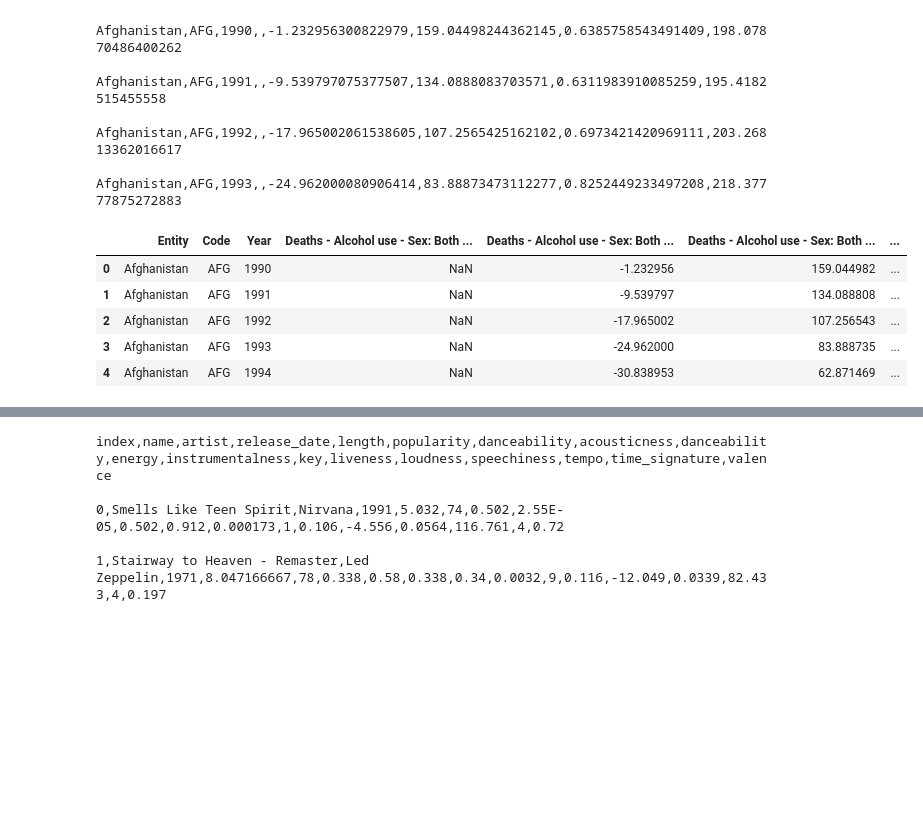
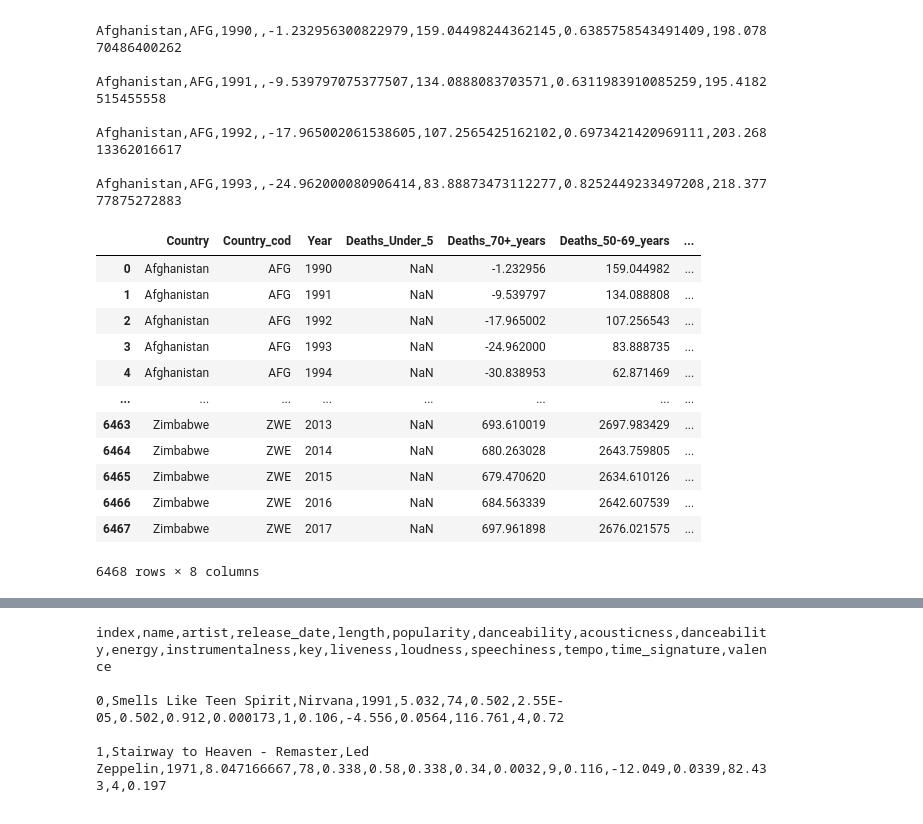
Before and after one commit to AndresCBF/IronHack, a Jupyter notebook: Projetos/History of Rock(1950-2020)/Untitled.ipynb, the cells around one changed output, grey strips where cells are left out. Saved outputs shown, nothing was run; the diff lists cells and outputs as text; code cells hidden in the pictures; blank space fills up the shorter version.

```diff
--- a/Projetos/History of Rock(1950-2020)/Untitled.ipynb
+++ b/Projetos/History of Rock(1950-2020)/Untitled.ipynb
@@ -81,12 +77,20 @@ Afghanistan,AFG,1992,,-17.965002061538605,107.2565425162102,0.6973421420969111,2
 
 Afghanistan,AFG,1993,,-24.962000080906414,83.88873473112277,0.8252449233497208,218.37777875272883
 # %%
-alcoholdeath=pd.read_csv('C:/Users/forqu/OneDrive/Documentos/IronHack/Github/Projetos/History of Rock(1950-2020)/Data/deaths-attributed-to-alcohol-use-by-age.csv', sep = ',', decimal = '.', encoding = 'latin-1')
-alcoholdeath.head()
+alcoholdeath= pd.read_csv('C:/Users/forqu/OneDrive/Documentos/IronHack/Github/Projetos/History of Rock(1950-2020)/Data/deaths-attributed-to-alcohol-use-by-age.csv', sep = ',', decimal = '.', encoding = 'latin-1')
+alcoholdeath= alcoholdeath.rename(columns={"Entity":"Country","Code":"Country_cod","Deaths - Alcohol use - Sex: Both - Age: Under 5 (Number)":"Deaths_Under_5", "Deaths - Alcohol use - Sex: Both - Age: 70+ years (Number)": "Deaths_70+_years", "Deaths - Alcohol use - Sex: Both - Age: 50-69 years (Number)":"Deaths_50-69_years","Deaths - Alcohol use - Sex: Both - Age: 5-14 years (Number)":"Deaths_5-14_years","Deaths - Alcohol use - Sex: Both - Age: 15-49 years (Number)":"Deaths_15-49_years"})
+alcoholdeath
 # %% [output]
-|  | Entity | Code | Year | Deaths - Alcohol use - Sex: Both ... | Deaths - Alcohol use - Sex: Both ... | Deaths - Alcohol use - Sex: Both ... | ... |
+|  | Country | Country_cod | Year | Deaths_Under_5 | Deaths_70+_years | Deaths_50-69_years | ... |
 | 0 | Afghanistan | AFG | 1990 | NaN | -1.232956 | 159.044982 | ... |
 | 1 | Afghanistan | AFG | 1991 | NaN | -9.539797 | 134.088808 | ... |
 | 2 | Afghanistan | AFG | 1992 | NaN | -17.965002 | 107.256543 | ... |
 | 3 | Afghanistan | AFG | 1993 | NaN | -24.962000 | 83.888735 | ... |
 | 4 | Afghanistan | AFG | 1994 | NaN | -30.838953 | 62.871469 | ... |
+| ... | ... | ... | ... | ... | ... | ... | ... |
+| 6463 | Zimbabwe | ZWE | 2013 | NaN | 693.610019 | 2697.983429 | ... |
+| 6464 | Zimbabwe | ZWE | 2014 | NaN | 680.263028 | 2643.759805 | ... |
+| 6465 | Zimbabwe | ZWE | 2015 | NaN | 679.470620 | 2634.610126 | ... |
+| 6466 | Zimbabwe | ZWE | 2016 | NaN | 684.563339 | 2642.607539 | ... |
+| 6467 | Zimbabwe | ZWE | 2017 | NaN | 697.961898 | 2676.021575 | ... |
+6468 rows × 8 columns
```
Also changed, not shown: parts of 13 cells of this notebook.
